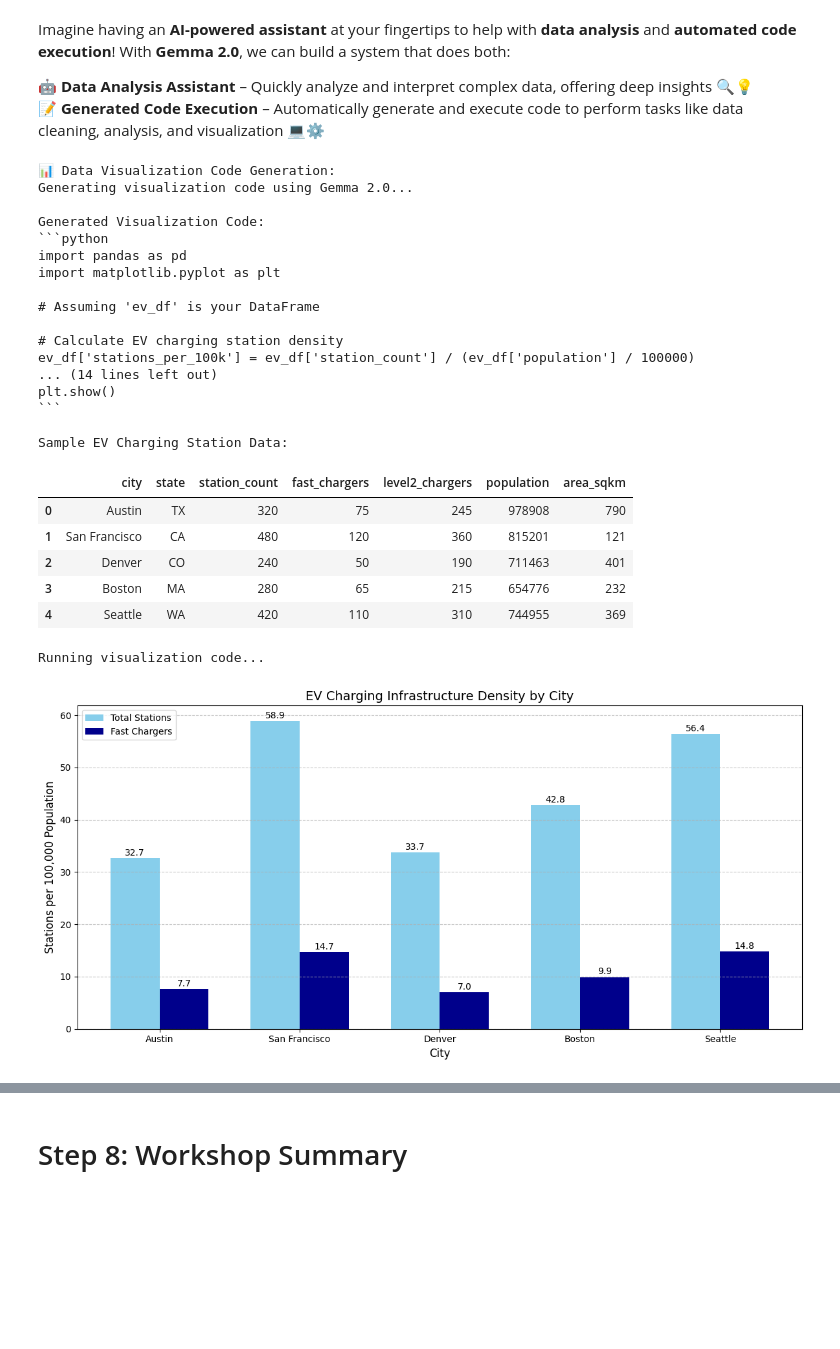
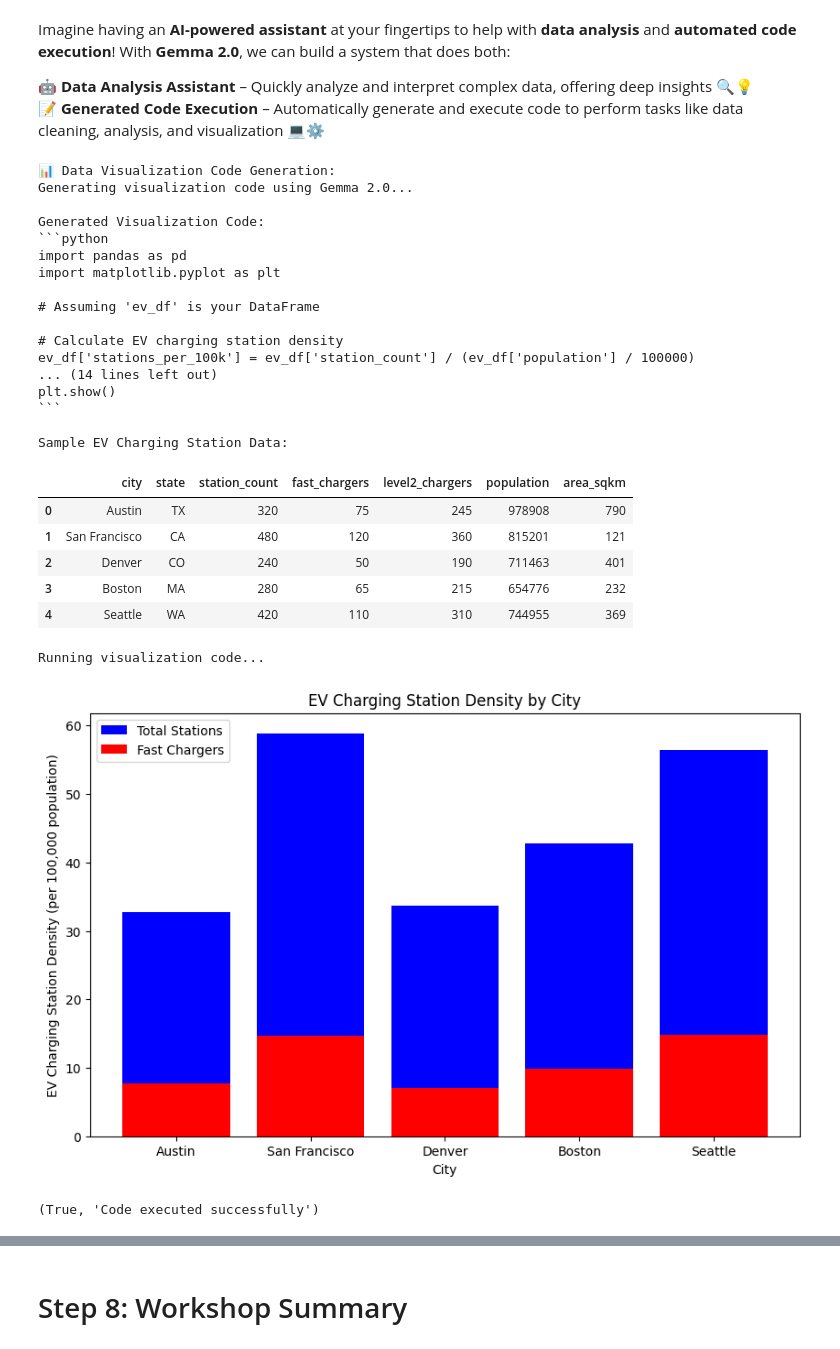
Before and after one commit to linhkid/gdg-codelab-25, a Jupyter notebook: multiagent/GDG_Gemma2_0_multiagent_funccall_keras.ipynb, the cells around one changed output, grey strips where cells are left out. Cells and saved outputs as stored; diff of their text form; code cells hidden in the pictures; blank space fills up the shorter version.

```diff
--- a/multiagent/GDG_Gemma2_0_multiagent_funccall_keras.ipynb
+++ b/multiagent/GDG_Gemma2_0_multiagent_funccall_keras.ipynb
@@ -710,30 +711,30 @@ ev_df = pd.DataFrame(ev_data)
 print("\nSample EV Charging Station Data:")
 display(ev_df)
 
-print("\nRunning visualization code...")
-# Calculate charging station density
-ev_df['stations_per_100k'] = (ev_df['station_count'] / ev_df['population']) * 100000
-ev_df['fast_chargers_per_100k'] = (ev_df['fast_chargers'] / ev_df['population']) * 100000
 
-# Create the visualization
-plt.figure(figsize=(12, 6))
-x = np.arange(len(ev_df['city']))
-width = 0.35
-plt.bar(x - width/2, ev_df['stations_per_100k'], width, label='Total Stations', color='skyblue')
-plt.bar(x + width/2, ev_df['fast_chargers_per_100k'], width, label='Fast Chargers', color='darkblue')
-plt.xlabel('City', fontsize=12)
-plt.ylabel('Stations per 100,000 Population', fontsize=12)
-plt.title('EV Charging Infrastructure Density by City', fontsize=14)
-plt.xticks(x, ev_df['city'])
-plt.legend()
-plt.grid(axis='y', linestyle='--', alpha=0.7)
-for i, v in enumerate(ev_df['stations_per_100k']):
-    plt.text(i - width/2, v + 0.5, f'{v:.1f}', ha='center')
+# # Calculate charging station density
+# ev_df['stations_per_100k'] = (ev_df['station_count'] / ev_df['population']) * 100000
+# ev_df['fast_chargers_per_100k'] = (ev_df['fast_chargers'] / ev_df['population']) * 100000
 
-for i, v in enumerate(ev_df['fast_chargers_per_100k']):
-    plt.text(i + width/2, v + 0.5, f'{v:.1f}', ha='center')
-plt.tight_layout()
-plt.show()
+# # Create the visualization
+# plt.figure(figsize=(12, 6))
+# x = np.arange(len(ev_df['city']))
+# width = 0.35
+# plt.bar(x - width/2, ev_df['stations_per_100k'], width, label='Total Stations', color='skyblue')
+# plt.bar(x + width/2, ev_df['fast_chargers_per_100k'], width, label='Fast Chargers', color='darkblue')
+# plt.xlabel('City', fontsize=12)
+# plt.ylabel('Stations per 100,000 Population', fontsize=12)
+# plt.title('EV Charging Infrastructure Density by City', fontsize=14)
+# plt.xticks(x, ev_df['city'])
+# plt.legend()
+# plt.grid(axis='y', linestyle='--', alpha=0.7)
+# for i, v in enumerate(ev_df['stations_per_100k']):
+#     plt.text(i - width/2, v + 0.5, f'{v:.1f}', ha='center')
+
+# for i, v in enumerate(ev_df['fast_chargers_per_100k']):
+#     plt.text(i + width/2, v + 0.5, f'{v:.1f}', ha='center')
+# plt.tight_layout()
+# plt.show()
 # %% [output]
 📊 Data Visualization Code Generation:
 Generating visualization code using Gemma 2.0...
@@ -758,8 +759,14 @@ Sample EV Charging Station Data:
 | 2 | Denver | CO | 240 | 50 | 190 | 711463 | 401 |
 | 3 | Boston | MA | 280 | 65 | 215 | 654776 | 232 |
 | 4 | Seattle | WA | 420 | 110 | 310 | 744955 | 369 |
-Running visualization code...
-[figure, removed]
+# %%
+# Display the generated code
+print("\nRunning visualization code...")
+execute_generated_code(viz_code)
+# %% [output]
+Running visualization code...
+[figure, added]
+(True, 'Code executed successfully')
 # %%
 # Demo a custom visualization request
 print("\n\n--- Creating a custom visualization based on user request ---\n")
```
Also changed, not shown: parts of 4 cells of this notebook.
